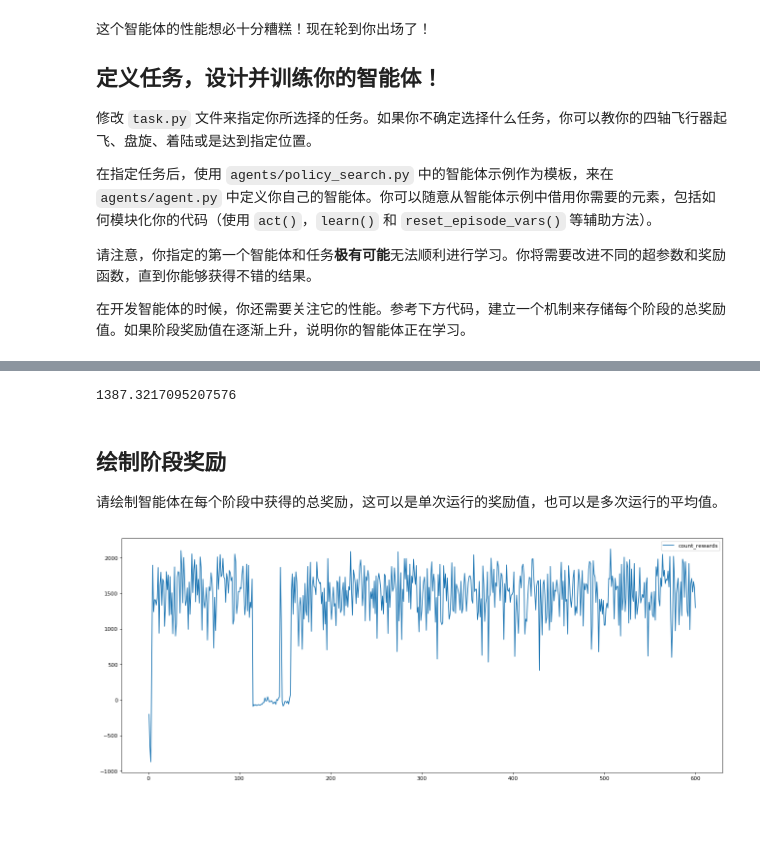
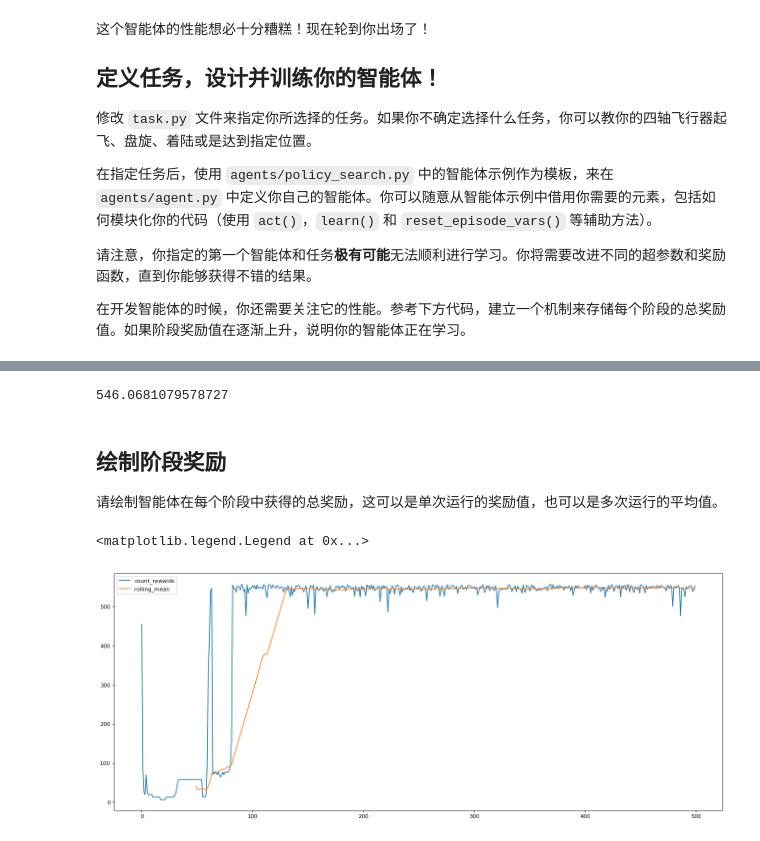
Before and after one commit to fountainhead-gq/RL-Quadcopter-2, a Jupyter notebook: Quadcopter_Project.ipynb, the cells around one changed output, grey strips where cells are left out. Saved outputs shown, nothing was run; the diff lists cells and outputs as text; code cells hidden in the pictures; blank space fills up the shorter version.

```diff
--- a/Quadcopter_Project.ipynb
+++ b/Quadcopter_Project.ipynb
@@ -257,0 +217,38 @@ Episode =  600, rewards = 1298.769 score =  17.396 (best =  17.961), noise_scale
+# %%
+from agents.DDPG import DDPG
+from takeoff import Task
+import sys
+import pandas as pd
+
+init_pose = np.array([0., 0., 0., 0., 0., 0.])  # initial pose
+init_velocities = np.array([0., 0., 0.])         # initial velocities
+init_angle_velocities = np.array([0., 0., 0.])   # initial angle velocities
+target_pos = np.array([0.,0.,100.])
+runtime = 5
+
+task = Task(init_pose, init_velocities, init_angle_velocities, runtime,target_pos)
+agent = DDPG(task)
+
+num_episodes = 500
+highest_reward = float("-inf")
+count_rewards = []
+
+for i in range(1,num_episodes+1):
+    state = agent.reset_episode(task)
+    total_reward = 0
+
+    while True:
+        action = agent.act(state)
+        next_state,reward,done = task.step(action)
+        agent.step(action,reward,next_state,done)
+        state = next_state
+        total_reward += reward
+
+        if done:
+            if(total_reward > highest_reward):
+                highest_reward = total_reward
+            print("\rEpisode: {}, rewards: {:7.3f}, best:{:7.3f}".format(i, total_reward, highest_reward), end="")
+            count_rewards.append(total_reward)
+            break
+
+    sys.stdout.flush()
@@ -309,19 +266,25 @@ ________________________________________________________________________________
-# %%
-count_rewards[:-10].mean()
-# %% [output]
-1387.3217095207576
+# %%
+np.mean(count_rewards[-10:])
+# %% [output]
+546.0681079578727
 # %% [markdown]
 ## 绘制阶段奖励
 
 请绘制智能体在每个阶段中获得的总奖励，这可以是单次运行的奖励值，也可以是多次运行的平均值。
 # %%
 ## TODO: Plot the rewards.
-plt.figure(figsize=(20,8),dpi=80)
-plt.plot(range(1, num_episodes+1),count_rewards, label='count_rewards')
-plt.legend()
-_ = plt.ylim()
+# plt.figure(figsize=(20,8),dpi=80)
+# plt.plot(range(1, num_episodes+1),count_rewards, label='count_rewards')
+# plt.legend()
+# _ = plt.ylim()
-# %% [output]
-[figure, removed]
+# %%
+plt.figure(figsize=(20,8),dpi=80)
+plt.plot(count_rewards,label='count_rewards')
+plt.plot(pd.DataFrame(count_rewards).rolling(50).mean(),label='rolling_mean')
+plt.legend()
+# %% [output]
+<matplotlib.legend.Legend at 0x...>
+[figure, added]
 # %%
 labels = ['time', 'x', 'y', 'z', 'phi', 'theta', 'psi', 'x_velocity',
           'y_velocity', 'z_velocity', 'phi_velocity', 'theta_velocity',
```
Also changed, not shown: parts of 18 cells of this notebook, 10 other files.
